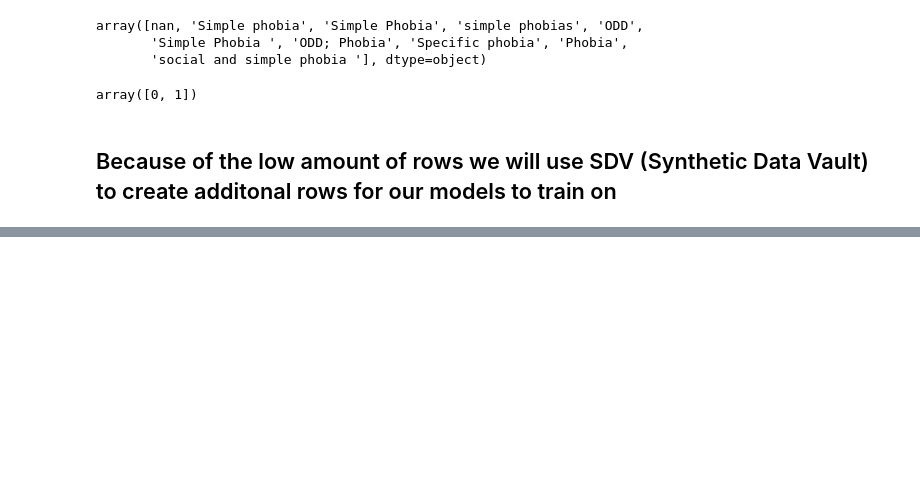
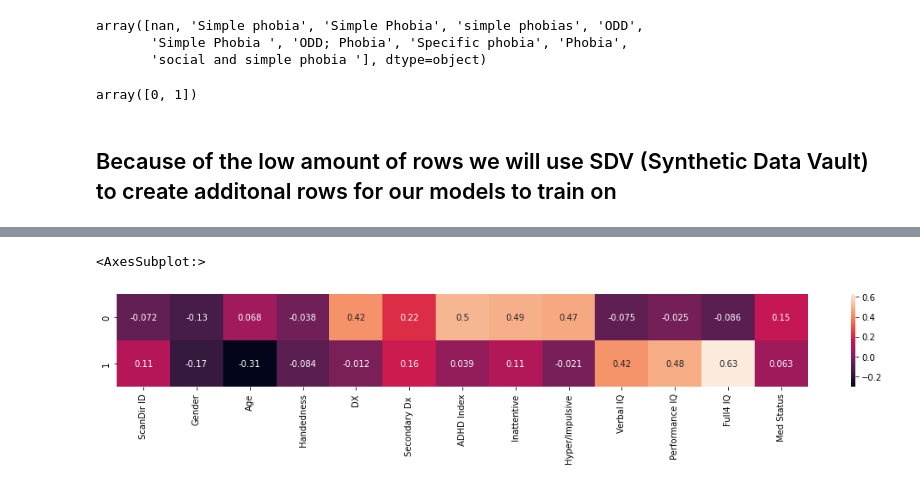
Before and after one commit to Only-Mike/ADHD, a Jupyter notebook: ADHD_semester_project.ipynb, the cells around one changed output, grey strips where cells are left out. Drawn from its saved outputs; the diff is of its cells as text; code cells hidden in the pictures; blank space fills up the shorter version.

```diff
--- a/ADHD_semester_project.ipynb
+++ b/ADHD_semester_project.ipynb
@@ -227,0 +340,7 @@ dtype: int64
+# %%
+#Lidt i tvivl om, hvad denne fortæller os
+plt.figure(figsize=(18,2))
+sns.heatmap(pd.DataFrame(pca.components_, columns=df.columns), annot=True)
+# %% [output]
+<AxesSubplot:>
+[figure, added]
```
Also changed, not shown: parts of 37 cells of this notebook.
